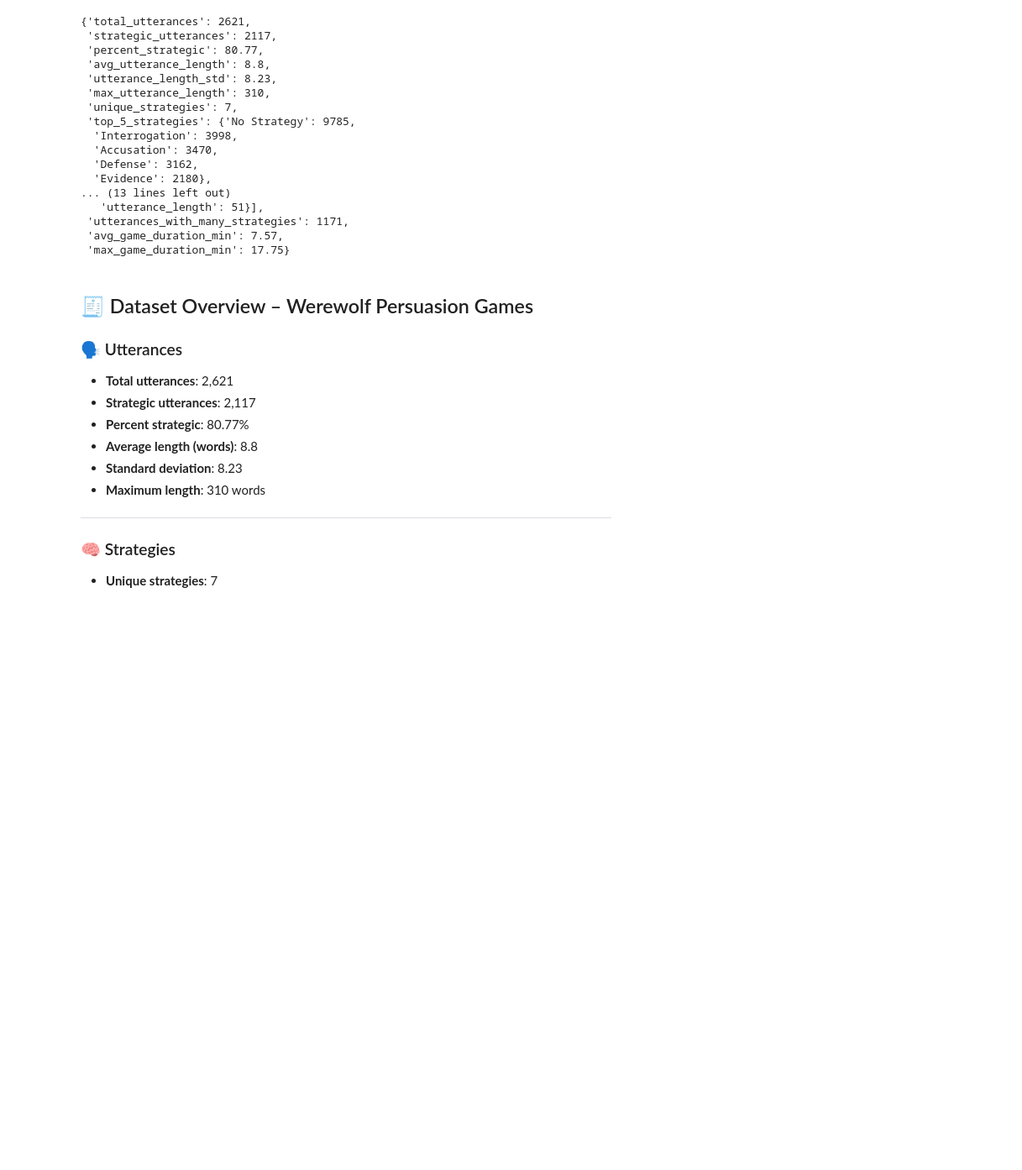
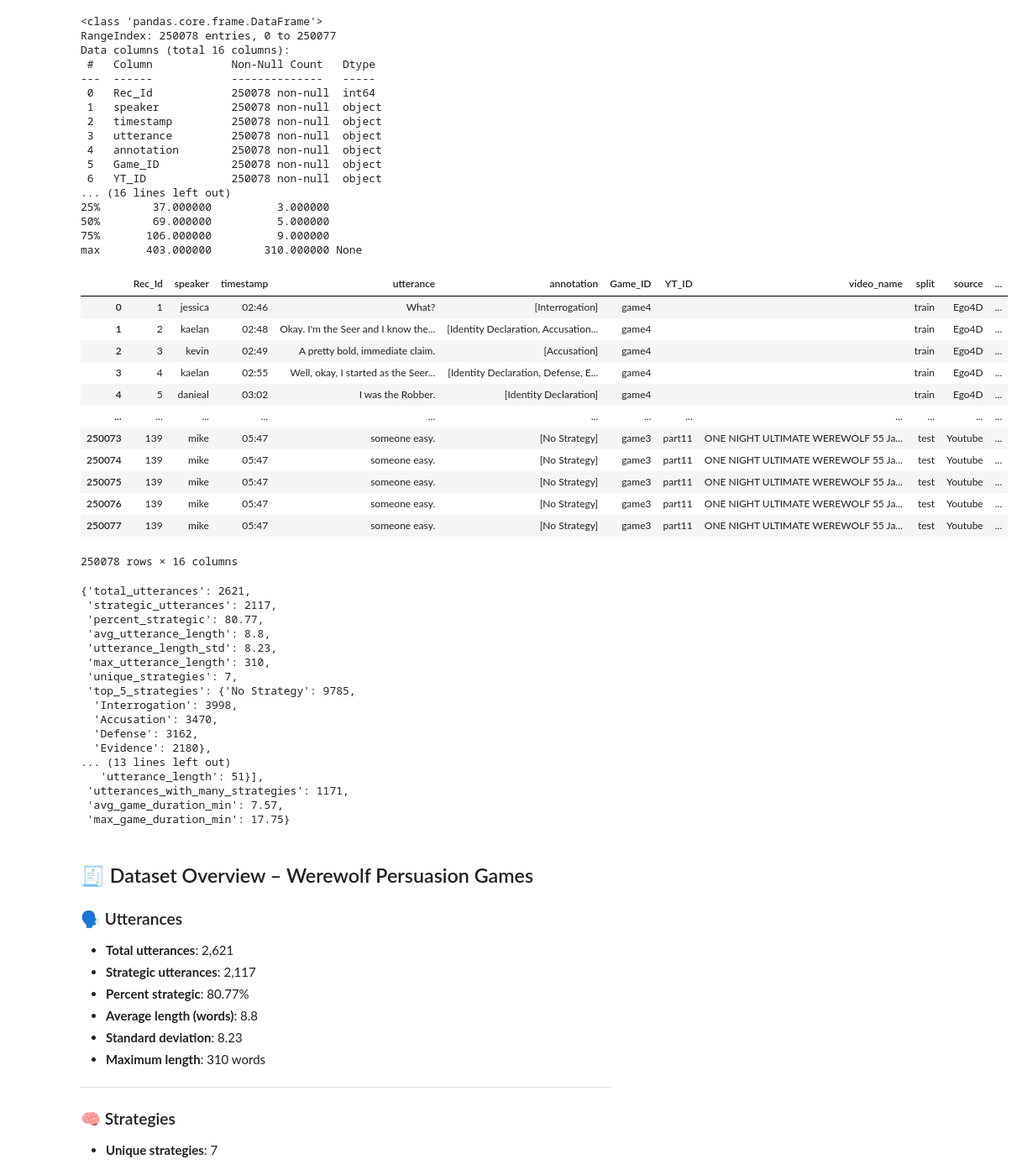
Before and after one commit to CUBoulder-DS/CSCI-5423-Final, a Jupyter notebook: Notebooks/EDA_Werewolf-Among-Us.ipynb, the cells around one changed output. Shown at 84% size. Drawn from its saved outputs; the diff is of its cells as text; code cells hidden in the pictures; blank space fills up the shorter version.

```diff
--- a/Notebooks/EDA_Werewolf-Among-Us.ipynb
+++ b/Notebooks/EDA_Werewolf-Among-Us.ipynb
@@ -80,9 +116,42 @@ outcome_df.to_csv('outcome_df.csv', index=False)
 # %%
 
 # Merge using stricter keys
 merged_df = df.merge(outcome_df, on=["Game_ID", "speaker", "source"], how="left")
 
 # Add survival column
 merged_df['survived'] = merged_df['start_role'] == merged_df['end_role']
 merged_df.head()
-merged_df.to_csv('merged_df.csv', index=False)
+# merged_df.to_csv('merged_df.csv', index=False)
+print(merged_df.describe(), merged_df.info())
+merged_df
+# %% [output]
+<class 'pandas.core.frame.DataFrame'>
+RangeIndex: 250078 entries, 0 to 250077
+Data columns (total 16 columns):
+ #   Column            Non-Null Count   Dtype
+---  ------            --------------   -----
+ 0   Rec_Id            250078 non-null  int64
+ 1   speaker           250078 non-null  object
+ 2   timestamp         250078 non-null  object
+ 3   utterance         250078 non-null  object
+ 4   annotation        250078 non-null  object
+ 5   Game_ID           250078 non-null  object
+ 6   YT_ID             250078 non-null  object
+... (16 lines left out)
+25%        37.000000          3.000000
+50%        69.000000          5.000000
+75%       106.000000          9.000000
+max       403.000000        310.000000 None
+|  | Rec_Id | speaker | timestamp | utterance | annotation | Game_ID | YT_ID | video_name | split | source | ... |
+| 0 | 1 | jessica | 02:46 | What? | [Interrogation] | game4 |  |  | train | Ego4D | ... |
+| 1 | 2 | kaelan | 02:48 | Okay. I'm the Seer and I know the... | [Identity Declaration, Accusation... | game4 |  |  | train | Ego4D | ... |
+| 2 | 3 | kevin | 02:49 | A pretty bold, immediate claim. | [Accusation] | game4 |  |  | train | Ego4D | ... |
+| 3 | 4 | kaelan | 02:55 | Well, okay, I started as the Seer... | [Identity Declaration, Defense, E... | game4 |  |  | train | Ego4D | ... |
+| 4 | 5 | danieal | 03:02 | I was the Robber. | [Identity Declaration] | game4 |  |  | train | Ego4D | ... |
+| ... | ... | ... | ... | ... | ... | ... | ... | ... | ... | ... | ... |
+| 250073 | 139 | mike | 05:47 | someone easy. | [No Strategy] | game3 | part11 | ONE NIGHT ULTIMATE WEREWOLF 55 Ja... | test | Youtube | ... |
+| 250074 | 139 | mike | 05:47 | someone easy. | [No Strategy] | game3 | part11 | ONE NIGHT ULTIMATE WEREWOLF 55 Ja... | test | Youtube | ... |
+| 250075 | 139 | mike | 05:47 | someone easy. | [No Strategy] | game3 | part11 | ONE NIGHT ULTIMATE WEREWOLF 55 Ja... | test | Youtube | ... |
+| 250076 | 139 | mike | 05:47 | someone easy. | [No Strategy] | game3 | part11 | ONE NIGHT ULTIMATE WEREWOLF 55 Ja... | test | Youtube | ... |
+| 250077 | 139 | mike | 05:47 | someone easy. | [No Strategy] | game3 | part11 | ONE NIGHT ULTIMATE WEREWOLF 55 Ja... | test | Youtube | ... |
+250078 rows × 16 columns
```
Also changed, not shown: parts of 15 cells of this notebook, 1 other file.
